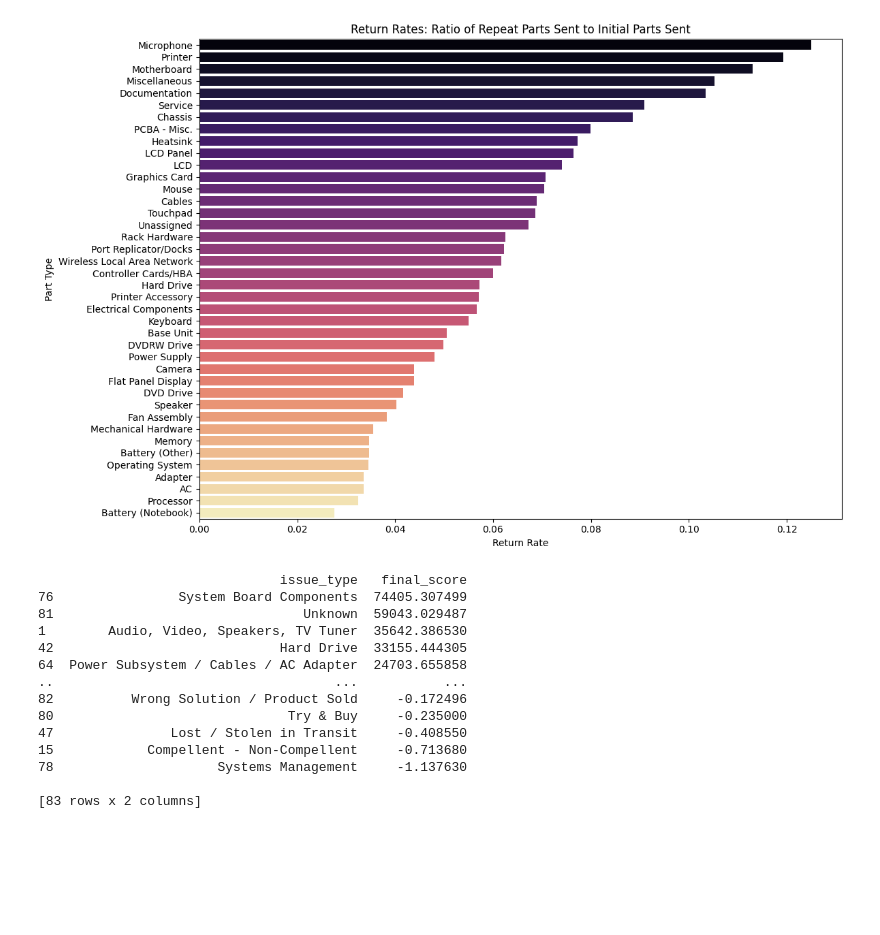
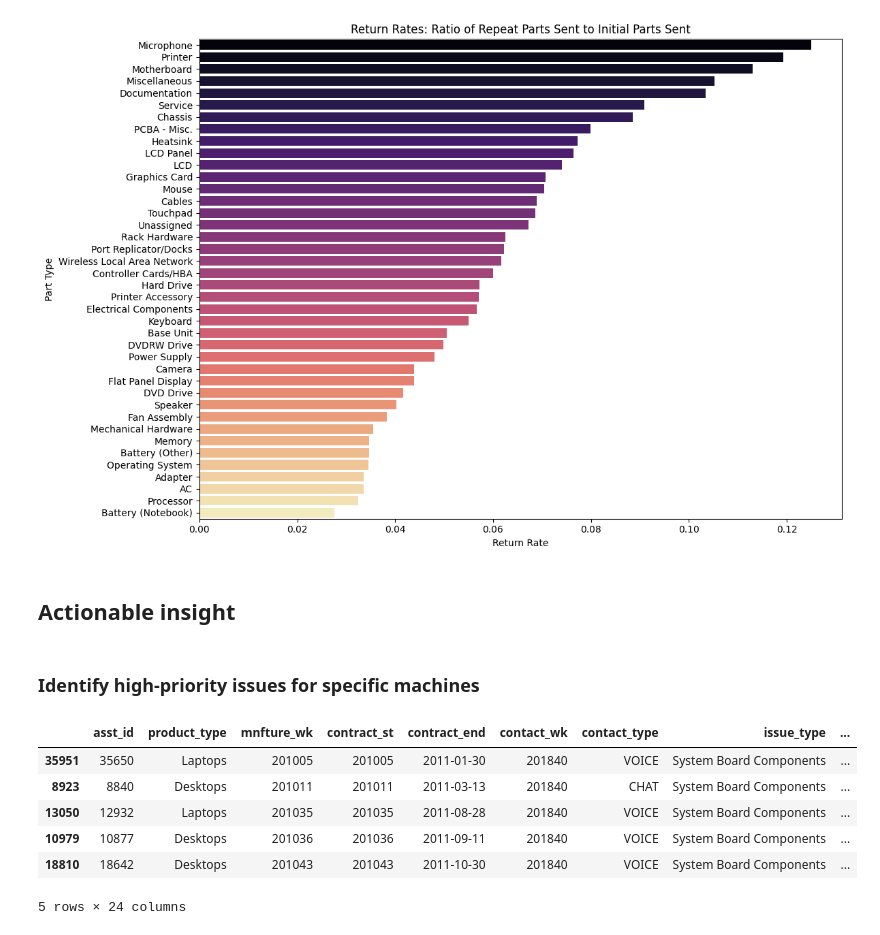
Before and after one commit to shthakur19/dell, a Jupyter notebook: dell_sol.ipynb, the cells around one changed output. Saved outputs shown, nothing was run; the diff lists cells and outputs as text; code cells hidden in the pictures; blank space fills up the shorter version.

```diff
--- a/dell_sol.ipynb
+++ b/dell_sol.ipynb
@@ -1477,19 +1473,17 @@ original_df['contract_end'] = pd.to_datetime(original_df['contract_end'].astype(
+# %% [markdown]
+## Actionable insight
+# %% [markdown]
+### Identify high-priority issues for specific machines
 # %%
 analyzer = RiskAnalyzer(original_df)
 ranked_issues = analyzer.rank_issues()
-print(ranked_issues)
+
+ranked_issues.head()
 # %% [output]
+|  | asst_id | product_type | mnfture_wk | contract_st | contract_end | contact_wk | contact_type | issue_type | ... |
+| 35951 | 35650 | Laptops | 201005 | 201005 | 2011-01-30 | 201840 | VOICE | System Board Components | ... |
+| 8923 | 8840 | Desktops | 201011 | 201011 | 2011-03-13 | 201840 | CHAT | System Board Components | ... |
+| 13050 | 12932 | Laptops | 201035 | 201035 | 2011-08-28 | 201840 | VOICE | System Board Components | ... |
+| 10979 | 10877 | Desktops | 201036 | 201036 | 2011-09-11 | 201840 | VOICE | System Board Components | ... |
+| 18810 | 18642 | Desktops | 201043 | 201043 | 2011-10-30 | 201840 | VOICE | System Board Components | ... |
-                               issue_type   final_score
-76                System Board Components  74405.307499
-81                                Unknown  59043.029487
-1        Audio, Video, Speakers, TV Tuner  35642.386530
-42                             Hard Drive  33155.444305
-64  Power Subsystem / Cables / AC Adapter  24703.655858
-..                                    ...           ...
-82          Wrong Solution / Product Sold     -0.172496
-80                              Try & Buy     -0.235000
-47               Lost / Stolen in Transit     -0.408550
-15            Compellent - Non-Compellent     -0.713680
-78                     Systems Management     -1.137630
-
-[83 rows x 2 columns]
+5 rows × 24 columns
```
Also changed, not shown: parts of 9 cells of this notebook, 2 other files.
